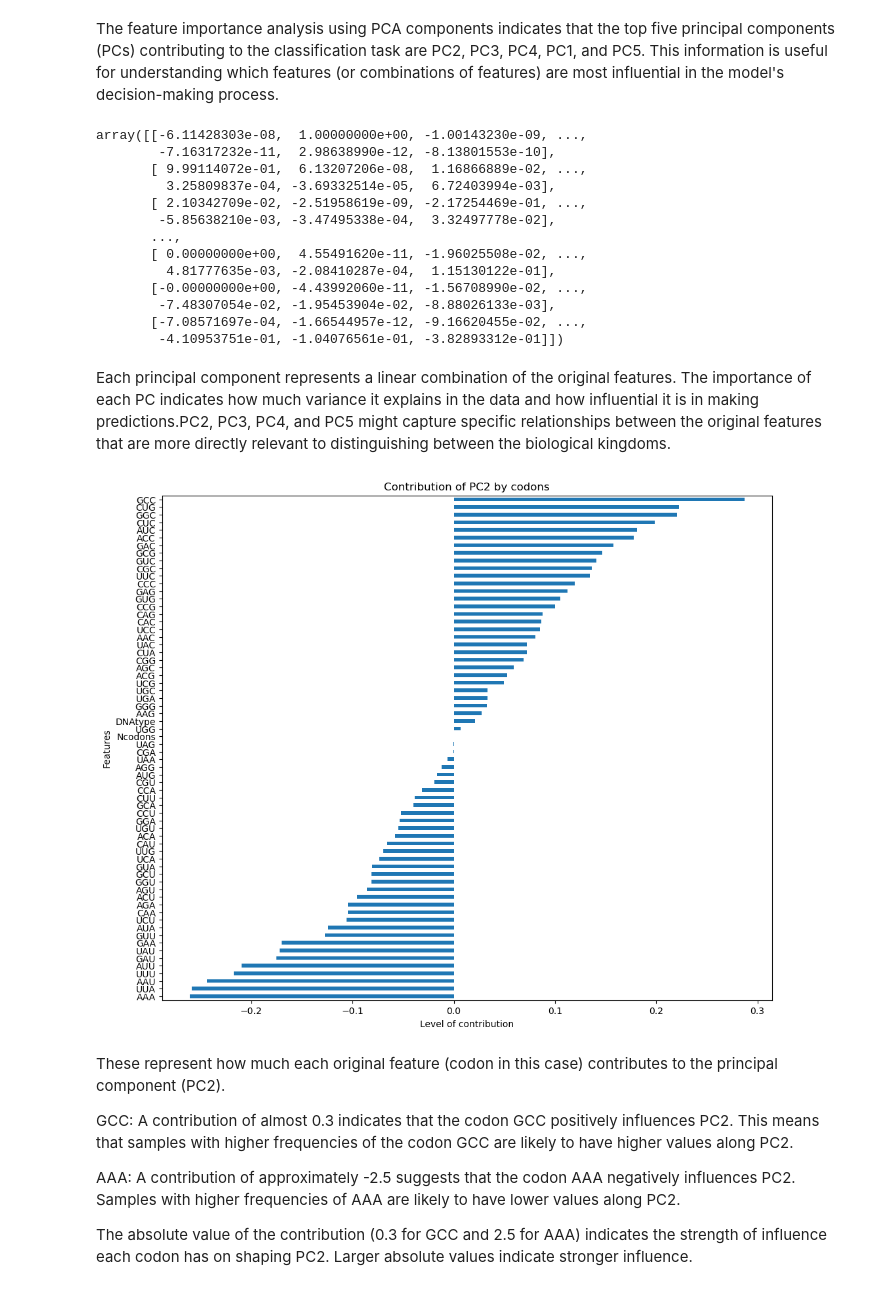
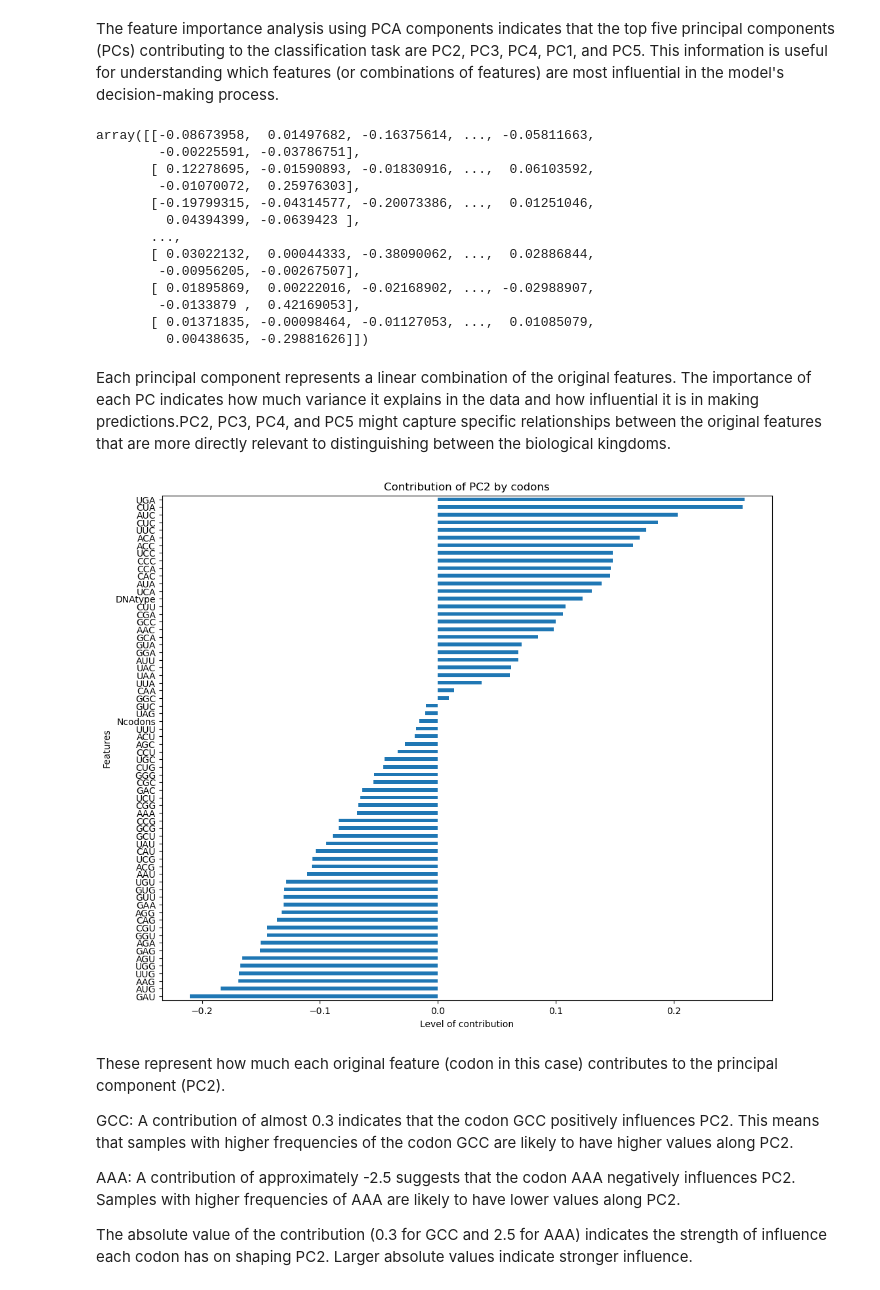
Before and after one commit to PierPompilii/Codon-Kingdom-Classifier, a Jupyter notebook: notebooks/03-modelling.ipynb, the cells around one changed output. Cells and saved outputs as stored; diff of their text form; code cells hidden in the pictures.

```diff
--- a/notebooks/03-modelling.ipynb
+++ b/notebooks/03-modelling.ipynb
@@ -529,24 +541,27 @@ plt.show()
 [figure]
 # %% [markdown]
 The feature importance analysis using PCA components indicates that the top five principal components (PCs) contributing to the classification task are PC2, PC3, PC4, PC1, and PC5. This information is useful for understanding which features (or combinations of features) are most influential in the model's decision-making process.
+# %%
+scaler_for_PCA = StandardScaler()
+X_train_rf_scaled = scaler_for_PCA.fit_transform(X_train_rf)
 # %%
 pca_rf = PCA(n_components=63)
-pca_rf.fit(X_train_rf)
+pca_rf.fit(X_train_rf_scaled)
 pca_rf.components_
 # %% [output]
-array([[-6.11428303e-08,  1.00000000e+00, -1.00143230e-09, ...,
-        -7.16317232e-11,  2.98638990e-12, -8.13801553e-10],
-       [ 9.99114072e-01,  6.13207206e-08,  1.16866889e-02, ...,
-         3.25809837e-04, -3.69332514e-05,  6.72403994e-03],
-       [ 2.10342709e-02, -2.51958619e-09, -2.17254469e-01, ...,
-        -5.85638210e-03, -3.47495338e-04,  3.32497778e-02],
+array([[-0.08673958,  0.01497682, -0.16375614, ..., -0.05811663,
+        -0.00225591, -0.03786751],
+       [ 0.12278695, -0.01590893, -0.01830916, ...,  0.06103592,
+        -0.01070072,  0.25976303],
+       [-0.19799315, -0.04314577, -0.20073386, ...,  0.01251046,
+         0.04394399, -0.0639423 ],
        ...,
-       [ 0.00000000e+00,  4.55491620e-11, -1.96025508e-02, ...,
-         4.81777635e-03, -2.08410287e-04,  1.15130122e-01],
-       [-0.00000000e+00, -4.43992060e-11, -1.56708990e-02, ...,
-        -7.48307054e-02, -1.95453904e-02, -8.88026133e-03],
-       [-7.08571697e-04, -1.66544957e-12, -9.16620455e-02, ...,
-        -4.10953751e-01, -1.04076561e-01, -3.82893312e-01]])
+       [ 0.03022132,  0.00044333, -0.38090062, ...,  0.02886844,
+        -0.00956205, -0.00267507],
+       [ 0.01895869,  0.00222016, -0.02168902, ..., -0.02988907,
+        -0.0133879 ,  0.42169053],
+       [ 0.01371835, -0.00098464, -0.01127053, ...,  0.01085079,
+         0.00438635, -0.29881626]])
 # %% [markdown]
 Each principal component represents a linear combination of the original features. The importance of each PC indicates how much variance it explains in the data and how influential it is in making predictions.PC2, PC3, PC4, and PC5 might capture specific relationships between the original features that are more directly relevant to distinguishing between the biological kingdoms.
 # %%
@@ -554,13 +569,13 @@ loadings = pca_rf.components_
 loadings_df = pd.DataFrame(loadings, columns=X_train_rf.columns)
 # %%
 plt.figure(figsize=(12,10))
-loadings_df.iloc[2, :].sort_values().plot(kind='barh')
+loadings_df.iloc[1, :].sort_values().plot(kind='barh')
 plt.ylabel('Features')
 plt.xlabel('Level of contribution')
 plt.title('Contribution of PC2 by codons')
 plt.show()
 # %% [output]
-[figure, old version]
+[figure, new version]
 # %% [markdown]
 These represent how much each original feature (codon in this case) contributes to the principal component (PC2).
 
```
Also changed, not shown: parts of 9 cells of this notebook, 1 other file.
